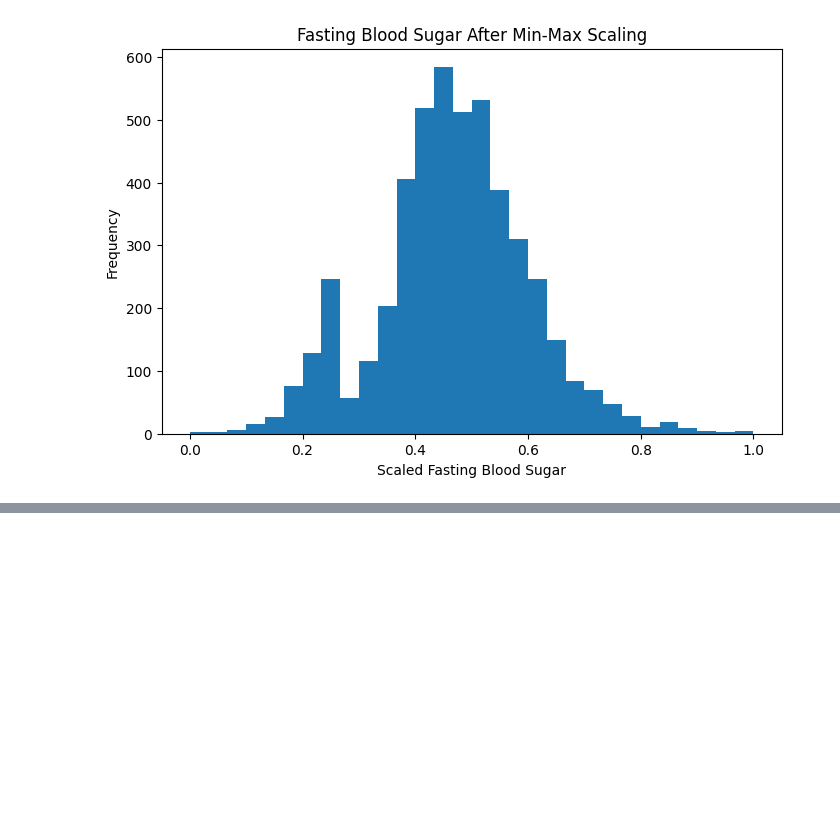
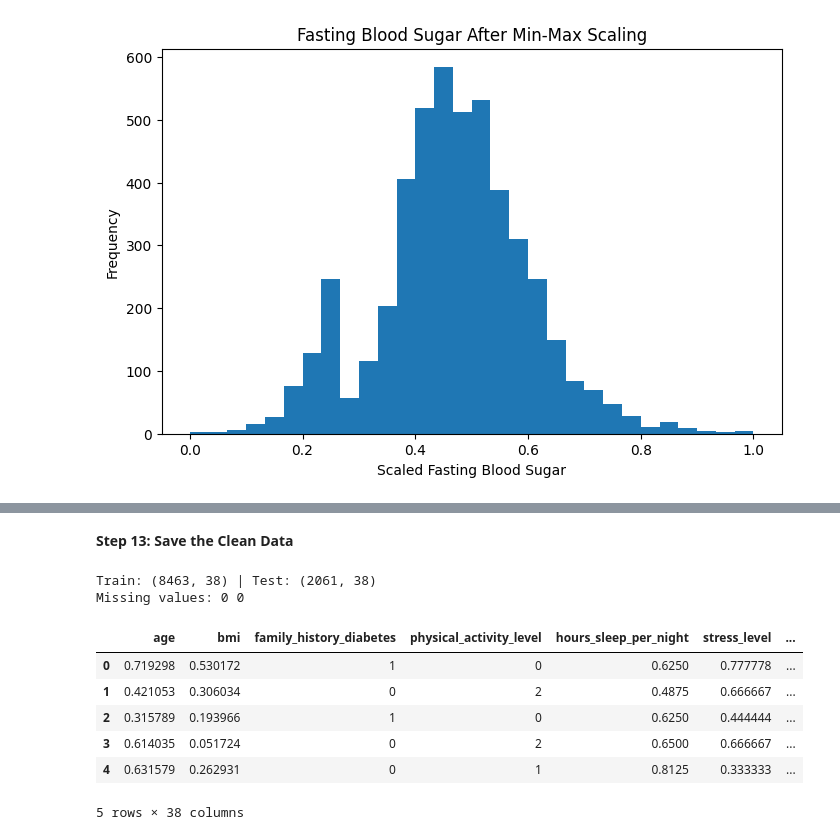
Before and after one commit to cano-elda/Midterm-Diabetes-Risk-Prediction-Group-3-ITAI-1371, a Jupyter notebook: Diabetes_Risk_Prediction.ipynb, the cells around one changed output, grey strips where cells are left out. Drawn from its saved outputs; the diff is of its cells as text; code cells hidden in the pictures; blank space fills up the shorter version.

```diff
--- a/Diabetes_Risk_Prediction.ipynb
+++ b/Diabetes_Risk_Prediction.ipynb
@@ -514,0 +607,28 @@ plt.show()
+# %% [markdown]
+**Step 13: Save the Clean Data**
+# %%
+import os
+os.makedirs("data", exist_ok=True)
+
+train_clean = X_train_bal.copy()
+train_clean["diabetes_risk"] = y_train_bal.values
+
+test_clean = X_test.copy()
+test_clean["diabetes_risk"] = y_test.values
+
+train_clean.to_csv("data/diabetes_train_clean.csv", index=False)
+test_clean.to_csv("data/diabetes_test_clean.csv", index=False)
+
+print("Train:", train_clean.shape, "| Test:", test_clean.shape)
+print("Missing values:", train_clean.isnull().sum().sum(), test_clean.isnull().sum().sum())
+train_clean.head()
+# %% [output]
+Train: (8463, 38) | Test: (2061, 38)
+Missing values: 0 0
+|  | age | bmi | family_history_diabetes | physical_activity_level | hours_sleep_per_night | stress_level | ... |
+| 0 | 0.719298 | 0.530172 | 1 | 0 | 0.6250 | 0.777778 | ... |
+| 1 | 0.421053 | 0.306034 | 0 | 2 | 0.4875 | 0.666667 | ... |
+| 2 | 0.315789 | 0.193966 | 1 | 0 | 0.6250 | 0.444444 | ... |
+| 3 | 0.614035 | 0.051724 | 0 | 2 | 0.6500 | 0.666667 | ... |
+| 4 | 0.631579 | 0.262931 | 0 | 1 | 0.8125 | 0.333333 | ... |
+5 rows × 38 columns
```
Also changed, not shown: parts of 9 cells of this notebook.
